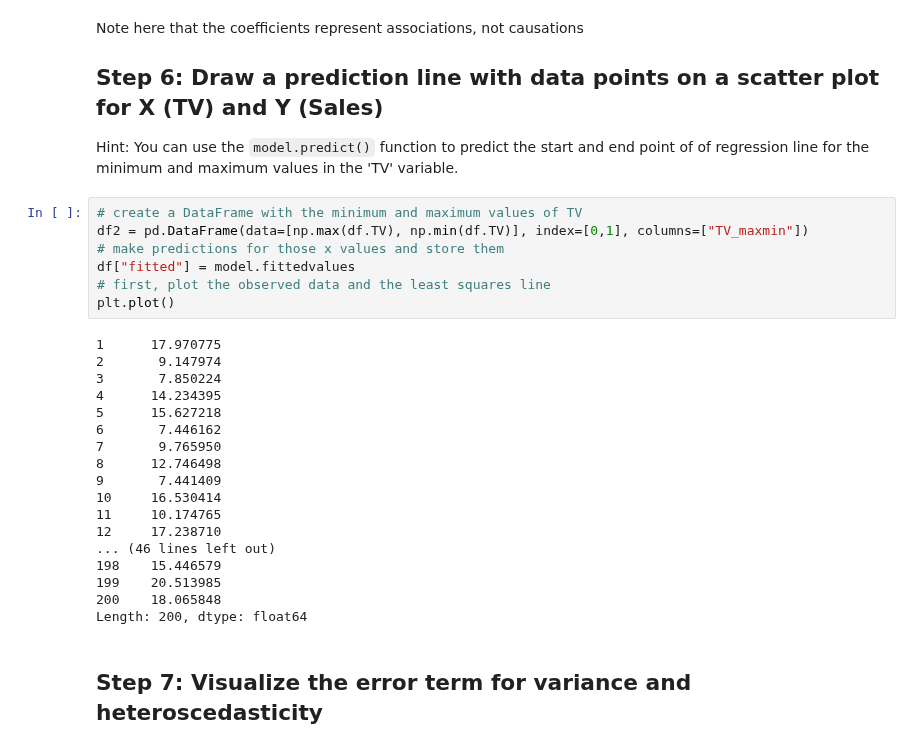
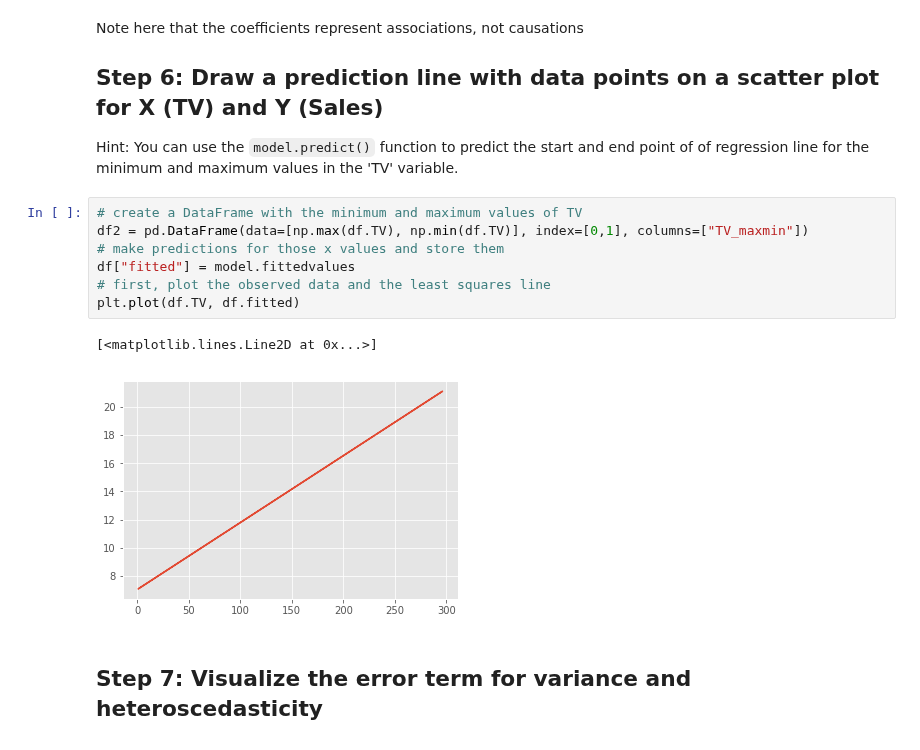
Before and after one commit to keita-dc/dsc-ols-statsmodels-lab-dc-ds-060319, a Jupyter notebook: index.ipynb, the cells around one changed output. Saved outputs shown, nothing was run; the diff lists cells and outputs as text.

```diff
--- a/index.ipynb
+++ b/index.ipynb
@@ -130,28 +130,13 @@ Hint: You can use the `model.predict()` function to predict the start and end po
 # %%
 # create a DataFrame with the minimum and maximum values of TV
 df2 = pd.DataFrame(data=[np.max(df.TV), np.min(df.TV)], index=[0,1], columns=["TV_maxmin"])
 # make predictions for those x values and store them
 df["fitted"] = model.fittedvalues
 # first, plot the observed data and the least squares line
-plt.plot()
+plt.plot(df.TV, df.fitted)
 # %% [output]
-1      17.970775
-2       9.147974
-3       7.850224
-4      14.234395
-5      15.627218
-6       7.446162
-7       9.765950
-8      12.746498
-9       7.441409
-10     16.530414
-11     10.174765
-12     17.238710
-... (46 lines left out)
-198    15.446579
-199    20.513985
-200    18.065848
-Length: 200, dtype: float64
+[<matplotlib.lines.Line2D at 0x...>]
+[figure, added]
 # %% [markdown]
 ## Step 7: Visualize the error term for variance and heteroscedasticity
 # %%
```
